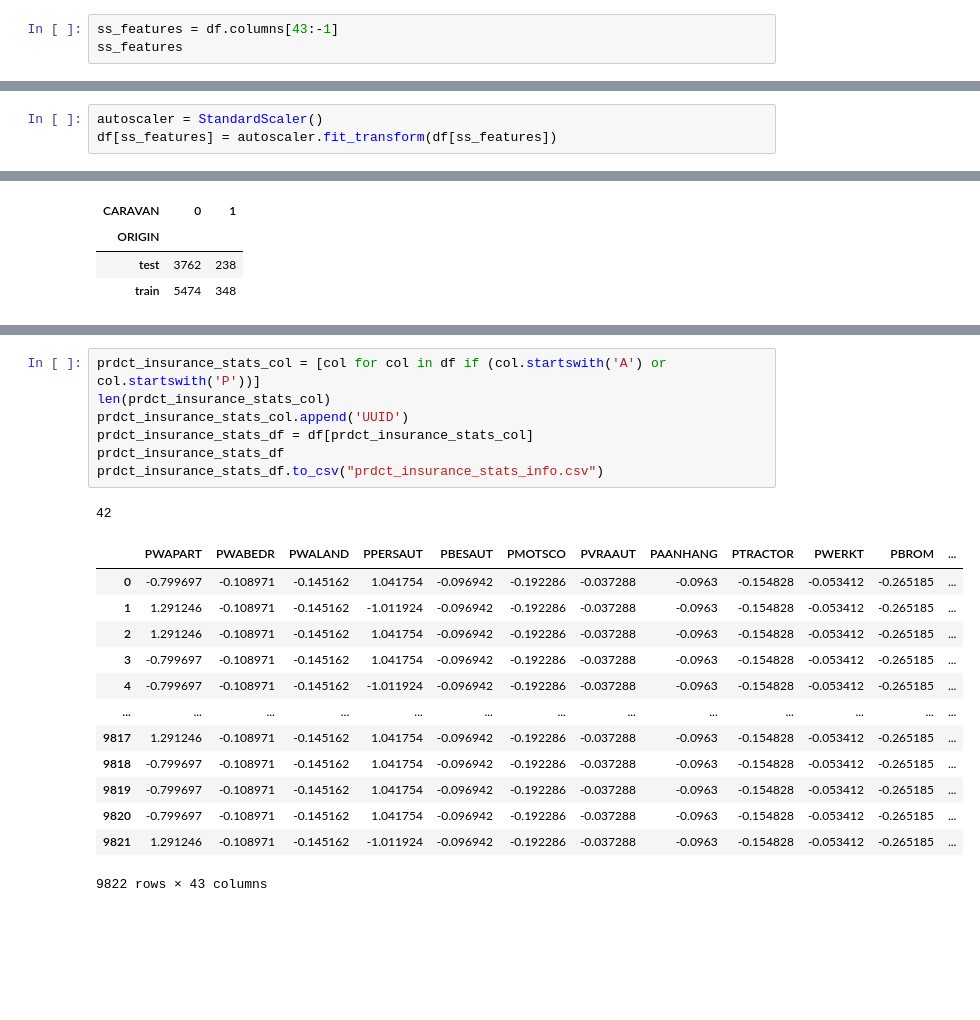
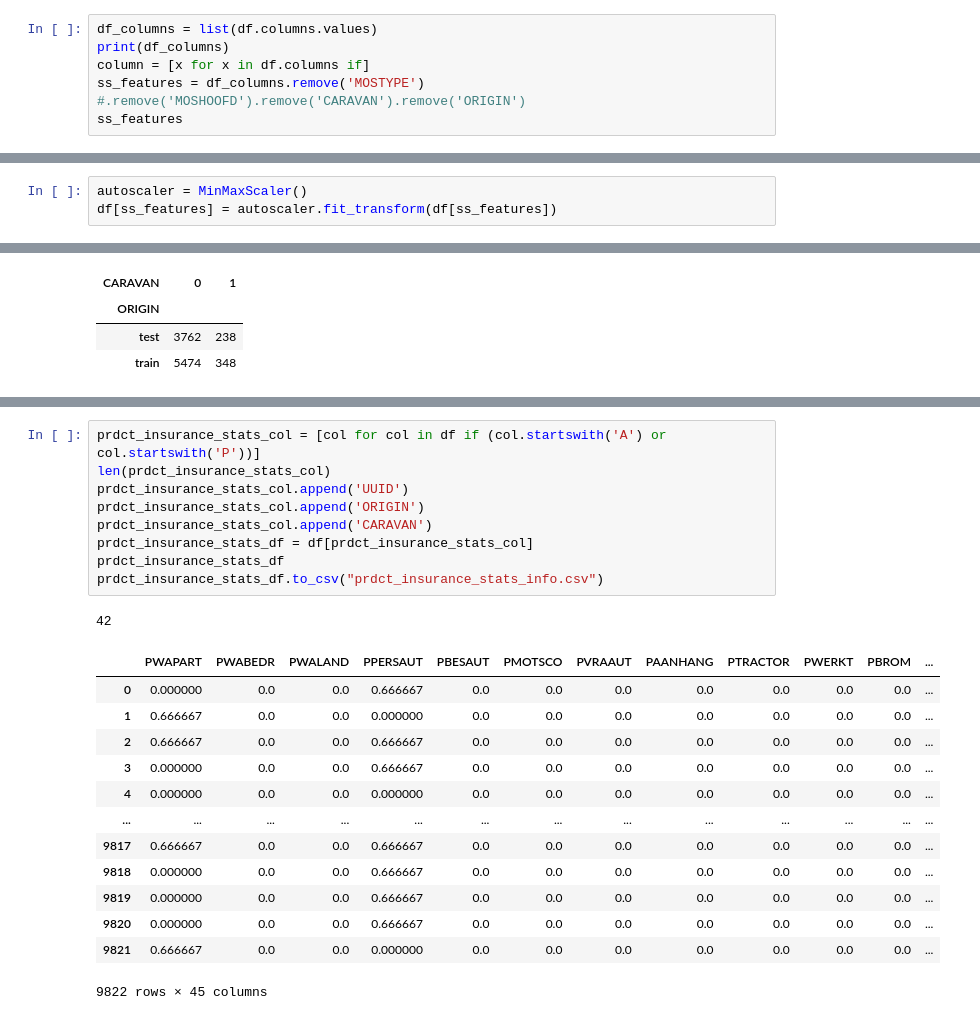
Before and after one commit to VectorInstitute/PETs-Bootcamp, a Jupyter notebook: intact/Caravan_EDA_Feature_Engineering.ipynb, the cells around one changed output, grey strips where cells are left out. Cells and saved outputs as stored; diff of their text form; blank space fills up the shorter version.

Commit message:
For Bhuavana to fix cell 38. Need to remove ORIGIN, etc.

```diff
--- a/intact/Caravan_EDA_Feature_Engineering.ipynb
+++ b/intact/Caravan_EDA_Feature_Engineering.ipynb
@@ -62,6 +62,10 @@ Index(['ORIGIN', 'MOSTYPE', 'MAANTHUI', 'MGEMOMV', 'MGEMLEEF', 'MOSHOOFD',
        'AZEILPL', 'APLEZIER', 'AFIETS', 'AINBOED', 'ABYSTAND', 'CARAVAN'],
       dtype='object')
 # %%
-ss_features = df.columns[43:-1]
+df_columns = list(df.columns.values)
+print(df_columns)
+column = [x for x in df.columns if]
+ss_features = df_columns.remove('MOSTYPE')
+#.remove('MOSHOOFD').remove('CARAVAN').remove('ORIGIN')
 ss_features
 # %% [output]
@@ -77,5 +74,5 @@ Index(['MKOOPKLA', 'PWAPART', 'PWABEDR', 'PWALAND', 'PPERSAUT', 'PBESAUT',
 # %%
-autoscaler = StandardScaler()
+autoscaler = MinMaxScaler()
 df[ss_features] = autoscaler.fit_transform(df[ss_features])
 # %%
 categorical_cols = ['MOSTYPE','MOSHOOFD']
@@ -127,22 +126,24 @@ demograhoc_df.to_csv("demograhic_info.csv")
 # %%
 prdct_insurance_stats_col = [col for col in df if (col.startswith('A') or col.startswith('P'))]
 len(prdct_insurance_stats_col)
 prdct_insurance_stats_col.append('UUID')
+prdct_insurance_stats_col.append('ORIGIN')
+prdct_insurance_stats_col.append('CARAVAN')
 prdct_insurance_stats_df = df[prdct_insurance_stats_col]
 prdct_insurance_stats_df
 prdct_insurance_stats_df.to_csv("prdct_insurance_stats_info.csv")
 # %% [output]
 42
 |  | PWAPART | PWABEDR | PWALAND | PPERSAUT | PBESAUT | PMOTSCO | PVRAAUT | PAANHANG | PTRACTOR | PWERKT | PBROM | ... |
-| 0 | -0.799697 | -0.108971 | -0.145162 | 1.041754 | -0.096942 | -0.192286 | -0.037288 | -0.0963 | -0.154828 | -0.053412 | -0.265185 | ... |
-| 1 | 1.291246 | -0.108971 | -0.145162 | -1.011924 | -0.096942 | -0.192286 | -0.037288 | -0.0963 | -0.154828 | -0.053412 | -0.265185 | ... |
-| 2 | 1.291246 | -0.108971 | -0.145162 | 1.041754 | -0.096942 | -0.192286 | -0.037288 | -0.0963 | -0.154828 | -0.053412 | -0.265185 | ... |
-| 3 | -0.799697 | -0.108971 | -0.145162 | 1.041754 | -0.096942 | -0.192286 | -0.037288 | -0.0963 | -0.154828 | -0.053412 | -0.265185 | ... |
-| 4 | -0.799697 | -0.108971 | -0.145162 | -1.011924 | -0.096942 | -0.192286 | -0.037288 | -0.0963 | -0.154828 | -0.053412 | -0.265185 | ... |
+| 0 | 0.000000 | 0.0 | 0.0 | 0.666667 | 0.0 | 0.0 | 0.0 | 0.0 | 0.0 | 0.0 | 0.0 | ... |
+| 1 | 0.666667 | 0.0 | 0.0 | 0.000000 | 0.0 | 0.0 | 0.0 | 0.0 | 0.0 | 0.0 | 0.0 | ... |
+| 2 | 0.666667 | 0.0 | 0.0 | 0.666667 | 0.0 | 0.0 | 0.0 | 0.0 | 0.0 | 0.0 | 0.0 | ... |
+| 3 | 0.000000 | 0.0 | 0.0 | 0.666667 | 0.0 | 0.0 | 0.0 | 0.0 | 0.0 | 0.0 | 0.0 | ... |
+| 4 | 0.000000 | 0.0 | 0.0 | 0.000000 | 0.0 | 0.0 | 0.0 | 0.0 | 0.0 | 0.0 | 0.0 | ... |
 | ... | ... | ... | ... | ... | ... | ... | ... | ... | ... | ... | ... | ... |
-| 9817 | 1.291246 | -0.108971 | -0.145162 | 1.041754 | -0.096942 | -0.192286 | -0.037288 | -0.0963 | -0.154828 | -0.053412 | -0.265185 | ... |
-| 9818 | -0.799697 | -0.108971 | -0.145162 | 1.041754 | -0.096942 | -0.192286 | -0.037288 | -0.0963 | -0.154828 | -0.053412 | -0.265185 | ... |
-| 9819 | -0.799697 | -0.108971 | -0.145162 | 1.041754 | -0.096942 | -0.192286 | -0.037288 | -0.0963 | -0.154828 | -0.053412 | -0.265185 | ... |
-| 9820 | -0.799697 | -0.108971 | -0.145162 | 1.041754 | -0.096942 | -0.192286 | -0.037288 | -0.0963 | -0.154828 | -0.053412 | -0.265185 | ... |
-| 9821 | 1.291246 | -0.108971 | -0.145162 | -1.011924 | -0.096942 | -0.192286 | -0.037288 | -0.0963 | -0.154828 | -0.053412 | -0.265185 | ... |
+| 9817 | 0.666667 | 0.0 | 0.0 | 0.666667 | 0.0 | 0.0 | 0.0 | 0.0 | 0.0 | 0.0 | 0.0 | ... |
+| 9818 | 0.000000 | 0.0 | 0.0 | 0.666667 | 0.0 | 0.0 | 0.0 | 0.0 | 0.0 | 0.0 | 0.0 | ... |
+| 9819 | 0.000000 | 0.0 | 0.0 | 0.666667 | 0.0 | 0.0 | 0.0 | 0.0 | 0.0 | 0.0 | 0.0 | ... |
+| 9820 | 0.000000 | 0.0 | 0.0 | 0.666667 | 0.0 | 0.0 | 0.0 | 0.0 | 0.0 | 0.0 | 0.0 | ... |
+| 9821 | 0.666667 | 0.0 | 0.0 | 0.000000 | 0.0 | 0.0 | 0.0 | 0.0 | 0.0 | 0.0 | 0.0 | ... |
-9822 rows × 43 columns
+9822 rows × 45 columns
```
Also changed, not shown: parts of 3 cells of this notebook.
